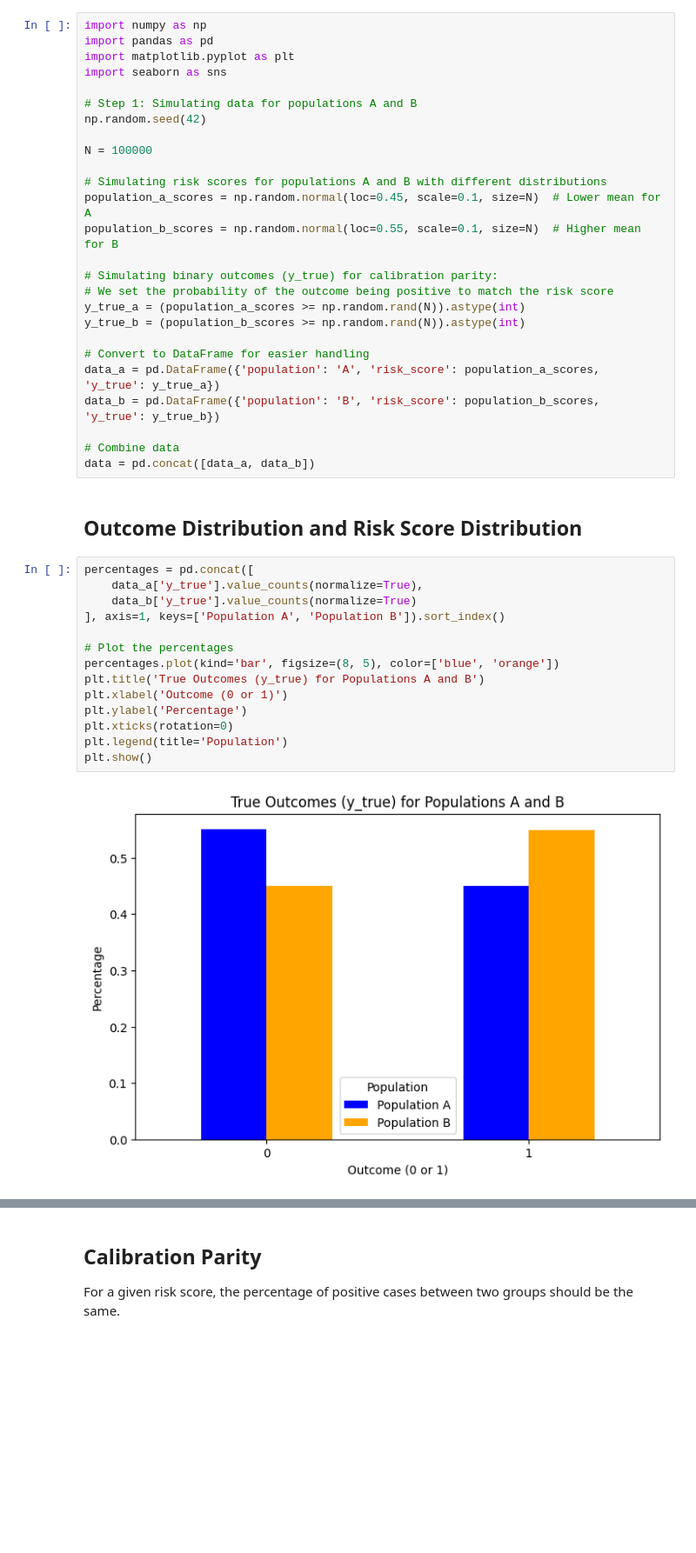
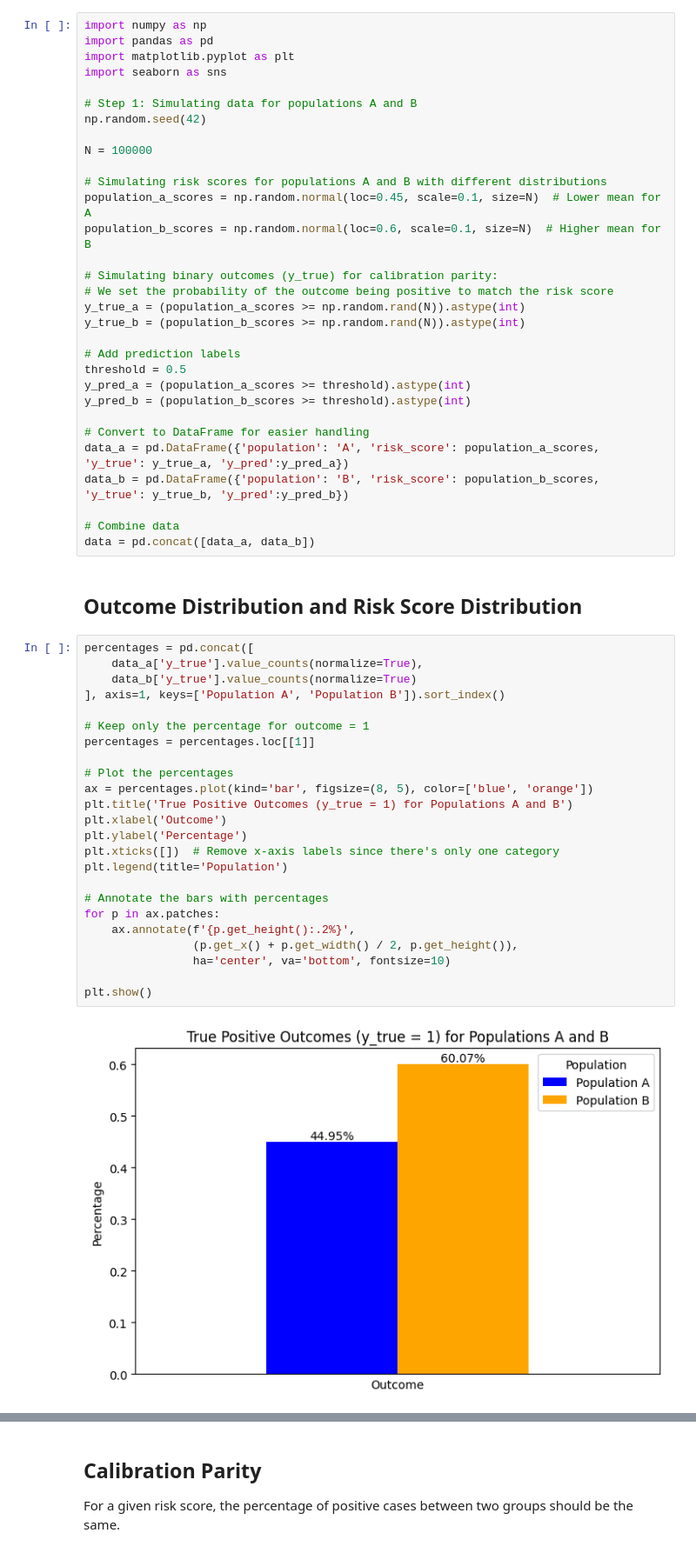
Before and after one commit to osommersell264/MLsessions, a Jupyter notebook: FairnessCompare.ipynb, the cells around one changed output, grey strips where cells are left out. Shown at 87% size. Saved outputs shown, nothing was run; the diff lists cells and outputs as text; blank space fills up the shorter version.

```diff
--- a/FairnessCompare.ipynb
+++ b/FairnessCompare.ipynb
@@ -21,16 +20,21 @@ N = 100000
 
 # Simulating risk scores for populations A and B with different distributions
 population_a_scores = np.random.normal(loc=0.45, scale=0.1, size=N)  # Lower mean for A
-population_b_scores = np.random.normal(loc=0.55, scale=0.1, size=N)  # Higher mean for B
+population_b_scores = np.random.normal(loc=0.6, scale=0.1, size=N)  # Higher mean for B
 
 # Simulating binary outcomes (y_true) for calibration parity:
 # We set the probability of the outcome being positive to match the risk score
 y_true_a = (population_a_scores >= np.random.rand(N)).astype(int)
 y_true_b = (population_b_scores >= np.random.rand(N)).astype(int)
 
+# Add prediction labels
+threshold = 0.5
+y_pred_a = (population_a_scores >= threshold).astype(int)
+y_pred_b = (population_b_scores >= threshold).astype(int)
+
 # Convert to DataFrame for easier handling
-data_a = pd.DataFrame({'population': 'A', 'risk_score': population_a_scores, 'y_true': y_true_a})
-data_b = pd.DataFrame({'population': 'B', 'risk_score': population_b_scores, 'y_true': y_true_b})
+data_a = pd.DataFrame({'population': 'A', 'risk_score': population_a_scores, 'y_true': y_true_a, 'y_pred':y_pred_a})
+data_b = pd.DataFrame({'population': 'B', 'risk_score': population_b_scores, 'y_true': y_true_b, 'y_pred':y_pred_b})
 
 # Combine data
 data = pd.concat([data_a, data_b])
@@ -39,19 +43,29 @@ data = pd.concat([data_a, data_b])
 # %%
 percentages = pd.concat([
     data_a['y_true'].value_counts(normalize=True),
     data_b['y_true'].value_counts(normalize=True)
 ], axis=1, keys=['Population A', 'Population B']).sort_index()
 
+# Keep only the percentage for outcome = 1
+percentages = percentages.loc[[1]]
+
 # Plot the percentages
-percentages.plot(kind='bar', figsize=(8, 5), color=['blue', 'orange'])
-plt.title('True Outcomes (y_true) for Populations A and B')
-plt.xlabel('Outcome (0 or 1)')
+ax = percentages.plot(kind='bar', figsize=(8, 5), color=['blue', 'orange'])
+plt.title('True Positive Outcomes (y_true = 1) for Populations A and B')
+plt.xlabel('Outcome')
 plt.ylabel('Percentage')
-plt.xticks(rotation=0)
+plt.xticks([])  # Remove x-axis labels since there's only one category
 plt.legend(title='Population')
+
+# Annotate the bars with percentages
+for p in ax.patches:
+    ax.annotate(f'{p.get_height():.2%}',
+                (p.get_x() + p.get_width() / 2, p.get_height()),
+                ha='center', va='bottom', fontsize=10)
+
 plt.show()
 # %% [output]
-[figure, old version]
+[figure, new version]
 # %%
 # Step 2: Plotting the distribution of risk scores for both populations
 plt.figure(figsize=(10, 6))
```
Also changed, not shown: parts of 17 cells of this notebook.
